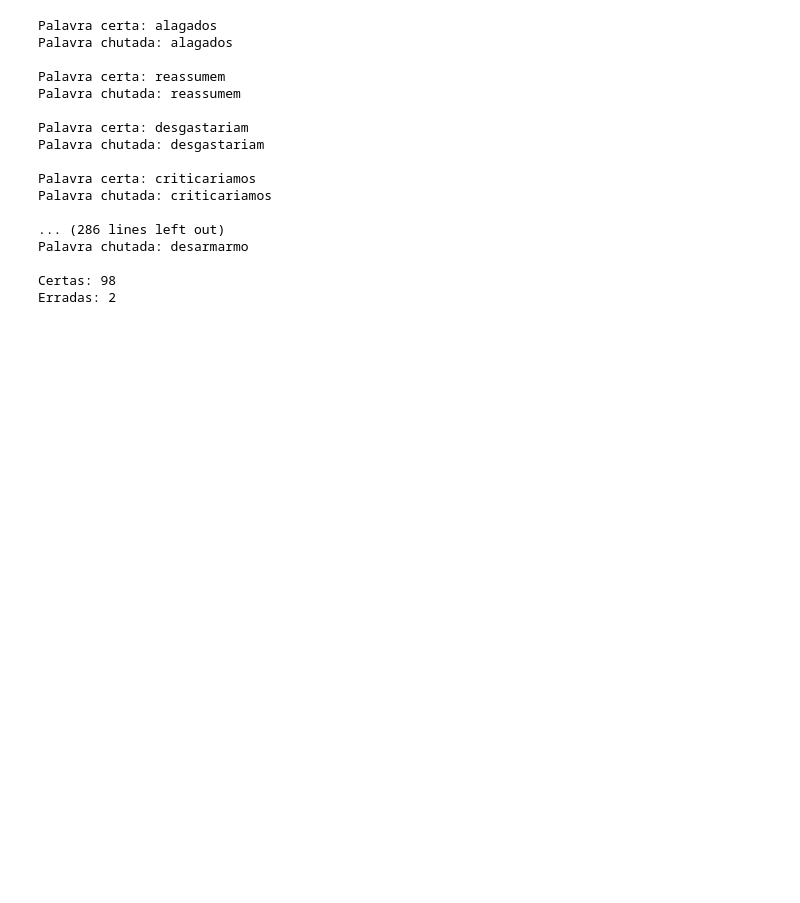
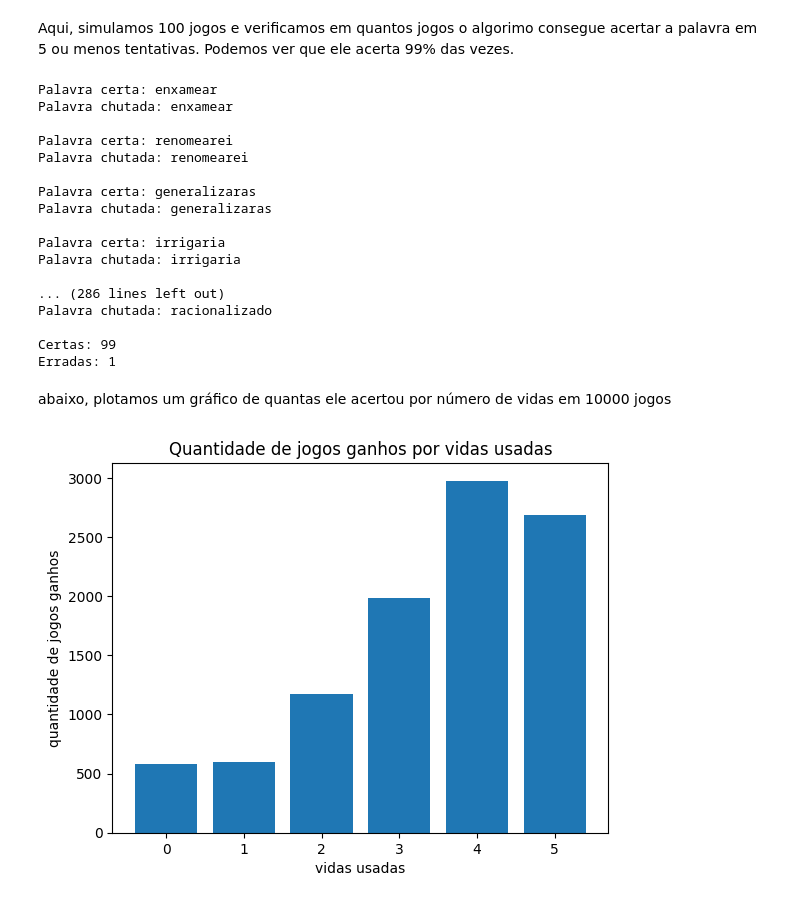
Before and after one commit to eriksoaress/FindTheWord, a Jupyter notebook: demo.ipynb, the cells around one changed output. Cells and saved outputs as stored; diff of their text form; code cells hidden in the pictures; blank space fills up the shorter version.

```diff
--- a/demo.ipynb
+++ b/demo.ipynb
@@ -104,16 +126,19 @@ def jogador(content, palavra, vidas):
         alfabeto.remove(letra)
         # Chuta se já tiver conhecimento de todas as letras
         if qtd_certas == len(palavra):
-            return content[0]
+            return content[0], vidas
     # Chuta se não tiver mais vidas
-    return content[0]
+    return content[0], vidas
+# %% [markdown]
+Aqui, simulamos 100 jogos e verificamos em quantos jogos o algorimo consegue acertar a palavra em 5 ou menos tentativas. Podemos ver que ele acerta 99% das vezes.
 # %%
 certas = 0
 erradas = 0
+
 for _ in range(100):
     jogo = JogoDeForca()
     jogo.novo_jogo()
-    chute = jogador(jogo.content, jogo.palavra, jogo.vidas)
+    chute, vida = jogador(jogo.content, jogo.palavra, jogo.vidas)
     print(f"Palavra certa: {jogo.palavra}\nPalavra chutada: {chute}\n")
     if jogo.palavra == chute:
         certas += 1
@@ -121,20 +146,46 @@ for _ in range(100):
         erradas +=1
 print(f"Certas: {certas}\nErradas: {erradas}")
 # %% [output]
-Palavra certa: alagados
-Palavra chutada: alagados
+Palavra certa: enxamear
+Palavra chutada: enxamear
 
-Palavra certa: reassumem
-Palavra chutada: reassumem
+Palavra certa: renomearei
+Palavra chutada: renomearei
 
-Palavra certa: desgastariam
-Palavra chutada: desgastariam
+Palavra certa: generalizaras
+Palavra chutada: generalizaras
 
-Palavra certa: criticariamos
-Palavra chutada: criticariamos
+Palavra certa: irrigaria
+Palavra chutada: irrigaria
 
 ... (286 lines left out)
-Palavra chutada: desarmarmo
+Palavra chutada: racionalizado
 
-Certas: 98
-Erradas: 2
+Certas: 99
+Erradas: 1
+# %% [markdown]
+abaixo, plotamos um gráfico de quantas ele acertou por número de vidas em 10000 jogos
+# %%
+certas = 0
+erradas = 0
+vidas = {"0": 0, "1": 0, "2": 0, "3": 0, "4": 0, "5": 0}
+for _ in range(10000):
+    jogo = JogoDeForca()
+    jogo.novo_jogo()
+    chute, vida = jogador(jogo.content, jogo.palavra, jogo.vidas)
+    vidas[str(vida)] += 1
+    if jogo.palavra == chute:
+        certas += 1
+    else:
+        erradas +=1
+# %%
+from matplotlib import pyplot as plt
+
+
+plt.bar([int(i) for  i in vidas.keys()], vidas.values())
+plt.xlabel("vidas usadas")
+plt.title("Quantidade de jogos ganhos por vidas usadas")
+plt.ylabel("quantidade de jogos ganhos")
+plt.show()
+# %% [output]
+[figure, added]
```
Also changed, not shown: parts of 10 cells of this notebook, 1 other file.
